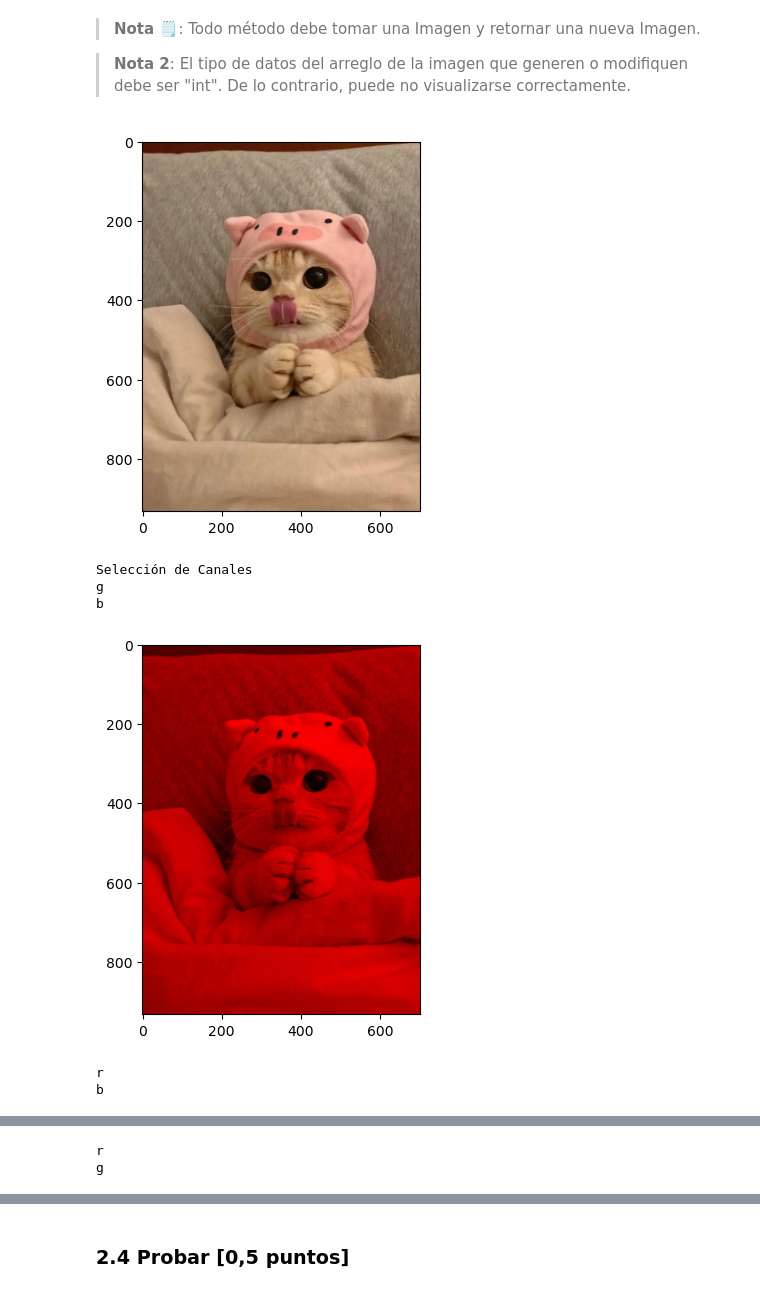
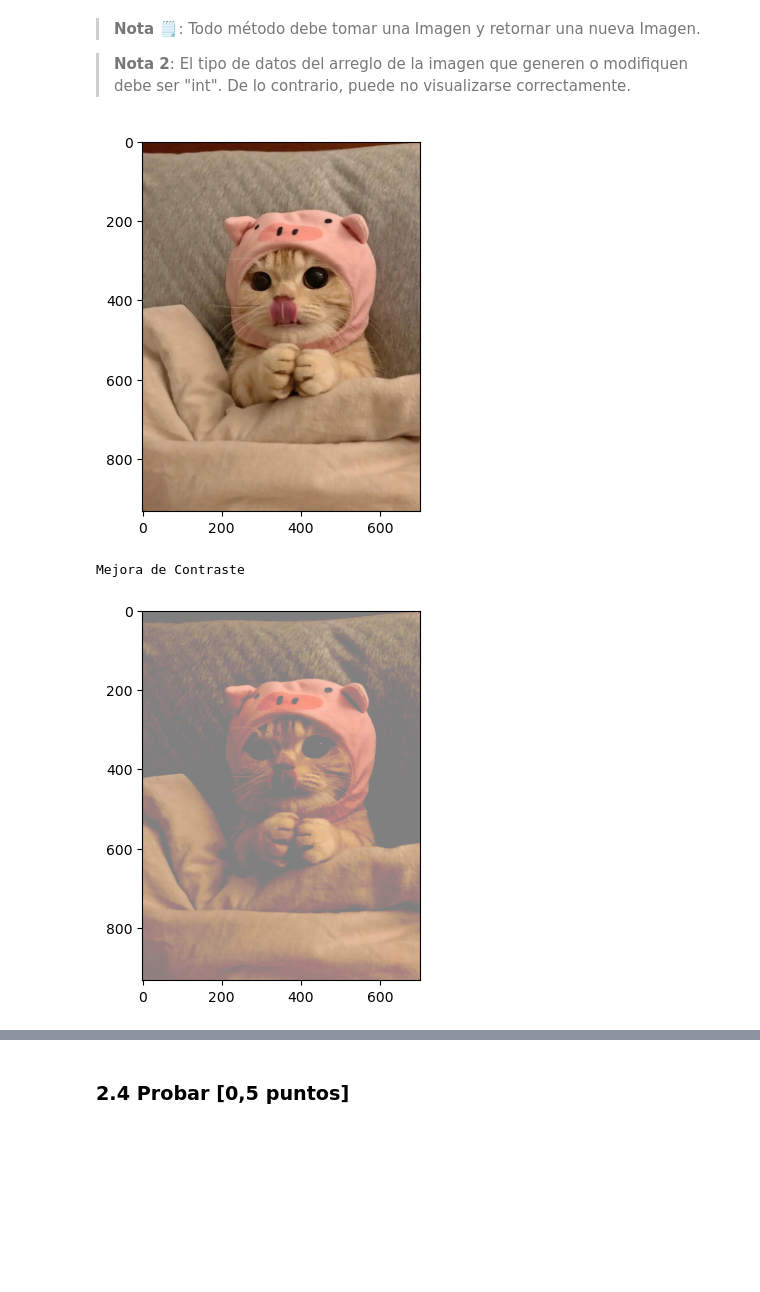
Before and after one commit to t-abedrapo/Laboratorio2_REP, a Jupyter notebook: Lab2.ipynb, the cells around one changed output, grey strips where cells are left out. Drawn from its saved outputs; the diff is of its cells as text; code cells hidden in the pictures; blank space fills up the shorter version.

```diff
--- a/Lab2.ipynb
+++ b/Lab2.ipynb
@@ -538,11 +538,29 @@ class LibImagen():
         Imagen
             Objeto Imagen que contiene una imagen con 3 canales modificados.
         """
-        pass
+        #$$ F=259*(C+255)/(255*(259-C)) $$
+        #$$ R=F*(img-128)+128 $$
+        f=259*(C+255)/(255*(259-C))
+        img_out = f*(img_in-128)+128
+        return img_out
 
     def conv_channel(self, img_in, kernel):
-        """Por documentar (esto es parte del puntaje)...
+
+        """Aplica una convolución lineal a la imágen dado el kernel
+
+        Parameters
+        ----------
+        img_in : Imagen
+            Objeto Imagen que contiene una imagen.
+        kernel : numpy.ndarray
+            Kernel de la convolución
+
+        Returns
+        -------
+        Imagen
+            Objeto Imagen que contiene una imagen con 3 canales modificados.
         """
+
         img = img_in.imagen
         img_out = []
         for i in range(img.shape[-1]):
@@ -557,18 +575,12 @@ class LibImagen():
 # %%
 gatito = Imagen(images["gatitos"][1])
 
 gatito.show()
 
 lib = LibImagen()
-print('Selección de Canales')
-lib.get_channel(gatito, "r").show()
-lib.get_channel(gatito, "g").show()
-lib.get_channel(gatito, "b").show()
+print('Mejora de Contraste')
+lib.set_contrast(gatito, 2).show()
 # %% [output]
 [figure]
-Selección de Canales
-g
-b
+Mejora de Contraste
-[figure, old version]
+[figure, new version]
-r
-b
@@ -576,2 +586,0 @@ b
-r
-g
```
Also changed, not shown: parts of 9 cells of this notebook.
